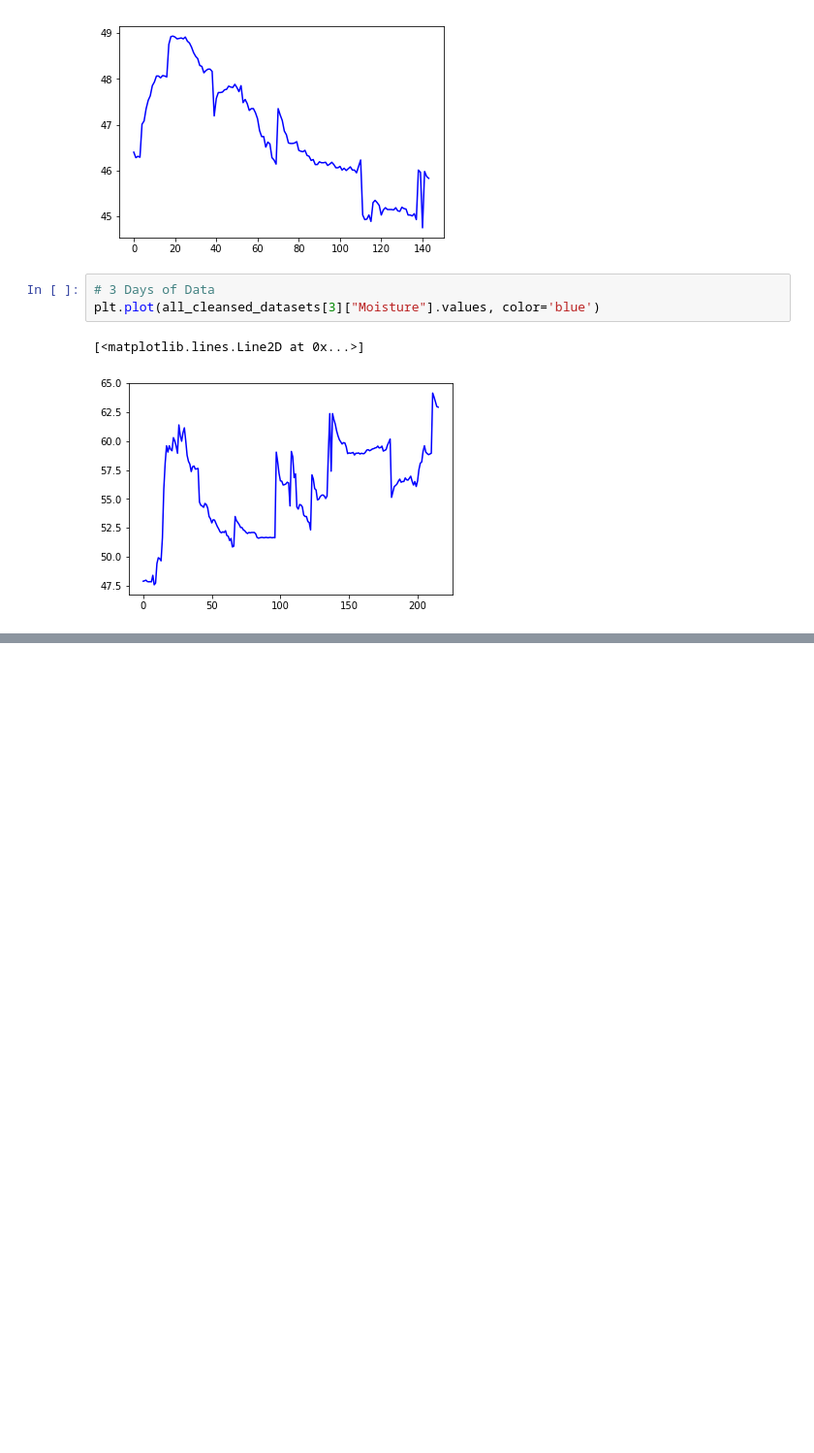
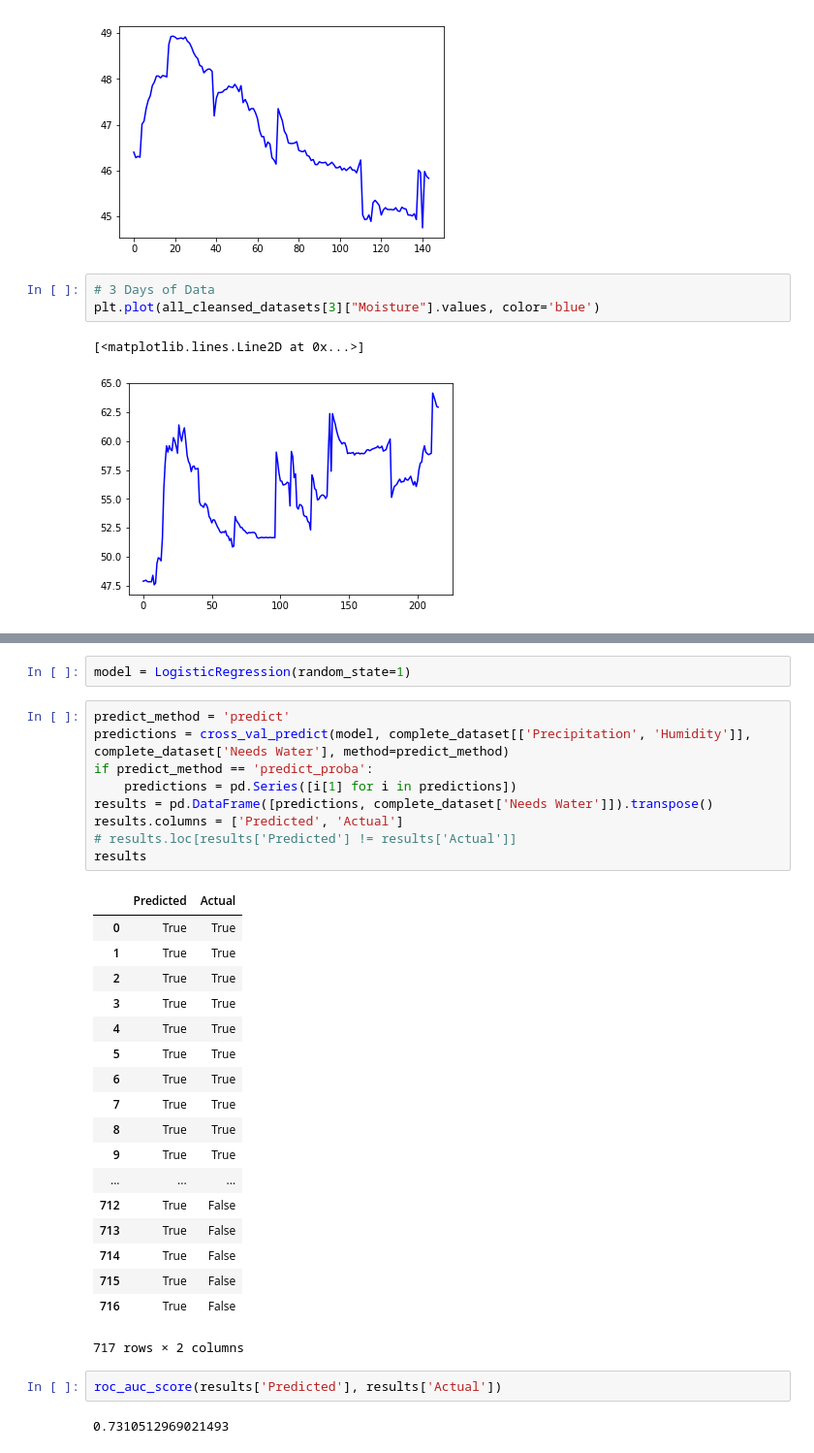
Before and after one commit to SteveShengStar/Smart-Garduino, a Jupyter notebook: python/Weather Analytics - V 1.1.ipynb, the cells around one changed output, grey strips where cells are left out. Shown: that part at 97% size. Drawn from its saved outputs; the diff is of its cells as text; blank space fills up the shorter version.

```diff
--- a/python/Weather Analytics - V 1.1.ipynb
+++ b/python/Weather Analytics - V 1.1.ipynb
@@ -174,0 +237,34 @@ plt.plot(all_cleansed_datasets[3]["Moisture"].values, color='blue')
+# %%
+model = LogisticRegression(random_state=1)
+# %%
+predict_method = 'predict'
+predictions = cross_val_predict(model, complete_dataset[['Precipitation', 'Humidity']], complete_dataset['Needs Water'], method=predict_method)
+if predict_method == 'predict_proba':
+    predictions = pd.Series([i[1] for i in predictions])
+results = pd.DataFrame([predictions, complete_dataset['Needs Water']]).transpose()
+results.columns = ['Predicted', 'Actual']
+# results.loc[results['Predicted'] != results['Actual']]
+results
+# %% [output]
+|  | Predicted | Actual |
+| 0 | True | True |
+| 1 | True | True |
+| 2 | True | True |
+| 3 | True | True |
+| 4 | True | True |
+| 5 | True | True |
+| 6 | True | True |
+| 7 | True | True |
+| 8 | True | True |
+| 9 | True | True |
+| ... | ... | ... |
+| 712 | True | False |
+| 713 | True | False |
+| 714 | True | False |
+| 715 | True | False |
+| 716 | True | False |
+717 rows × 2 columns
+# %%
+roc_auc_score(results['Predicted'], results['Actual'])
+# %% [output]
+0.7310512969021493
```
Also changed, not shown: parts of 5 cells of this notebook.
